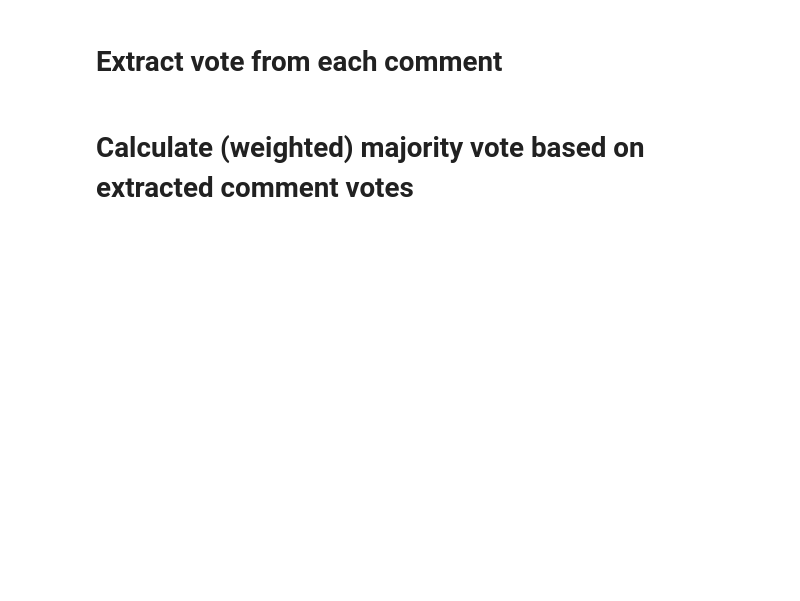
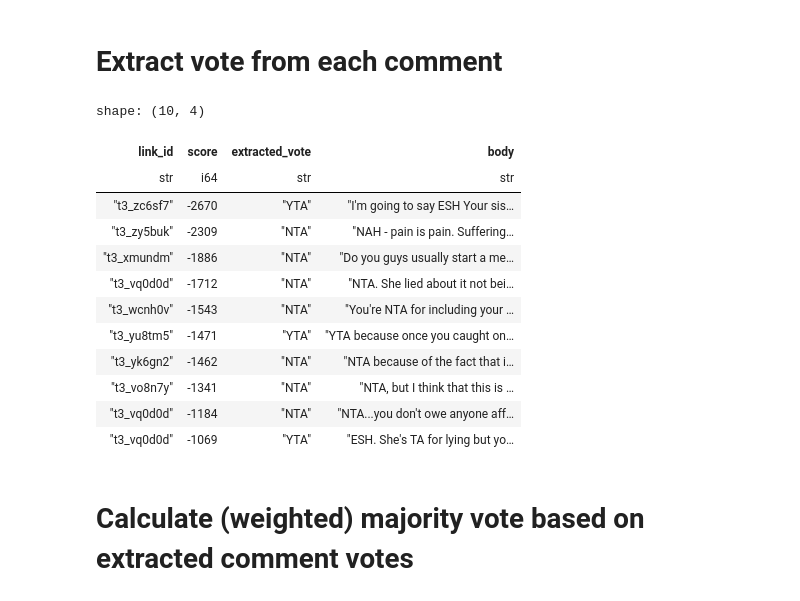
Before and after one commit to RvdKar/NLP_project, a Jupyter notebook: notebooks/research_question_1.ipynb, the cells around one changed output. Saved outputs shown, nothing was run; the diff lists cells and outputs as text; code cells hidden in the pictures; blank space fills up the shorter version.

```diff
--- a/notebooks/research_question_1.ipynb
+++ b/notebooks/research_question_1.ipynb
@@ -15,11 +15,12 @@ class Flairs(Enum):
     ESH = 'Everyone Sucks'
     NAH = 'No A-holes here'
 
-SHOULD_PRINT_INFO = False
-SHOULD_PRINT_HEAD = False
+SHOULD_PRINT_INFO = True
+SHOULD_PRINT_HEAD = True
 N_HEAD = 10
 USE_TOP_LEVEL_COMMENTS_ONLY = True
-N_BIGGEST_SUBMISSIONS: Optional[int] = 2
+SHOULD_SORT_SUBMISSIONS = False # Sort submissions in descending order on the scores. Combined with N_SUBMISSIONS will give only the top N submissions with the highest scores
+N_SUBMISSIONS: Optional[int] = None # Limit the number of submissions if not None
 SHOULD_MAP_OTHER_FLAIRS = True # Map YTA_LIKE to YTA and NTA_LIKE to NTA
 YTA_LIKE = ('YTA', 'YWBTA', 'ESH')
 NTA_LIKE = ('NTA', 'YWNBTA', 'NAH')
@@ -195,32 +220,48 @@ if SHOULD_PRINT_HEAD:
 # %%
 body_lowercase = pl.col('body').str.to_lowercase()
 comment_votes_lf = (
     matched_comments_lf
-    .filter(~pl.col('body').str.contains(r'\bINFO\b', literal=True))
+    .filter(~pl.col('body').str.contains(r'\bINFO\b'))
     .with_columns(
         extracted_vote=(
-            pl.when(body_lowercase.str.contains(r'\bywbta\b', literal=False)).then(pl.lit('YWBTA'))
-            .when(body_lowercase.str.contains(r'\bywnbta\b', literal=False)).then(pl.lit('YWNBTA'))
-            .when(body_lowercase.str.contains(r'\byta\b', literal=False)).then(pl.lit('YTA'))
-            .when(body_lowercase.str.contains(r'\bnta\b', literal=False)).then(pl.lit('NTA'))
-            .when(body_lowercase.str.contains(r'\besh\b', literal=False)).then(pl.lit('ESH'))
-            .when(body_lowercase.str.contains(r'\bnah\b', literal=False)).then(pl.lit('NAH'))
+            pl.when(body_lowercase.str.contains(r'\bywbta\b')).then(pl.lit('YWBTA'))
+            .when(body_lowercase.str.contains(r'\bywnbta\b')).then(pl.lit('YWNBTA'))
+            .when(body_lowercase.str.contains(r'\byta\b')).then(pl.lit('YTA'))
+            .when(body_lowercase.str.contains(r'\bnta\b')).then(pl.lit('NTA'))
+            .when(body_lowercase.str.contains(r'\besh\b')).then(pl.lit('ESH'))
+            .when(body_lowercase.str.contains(r'\bnah\b')).then(pl.lit('NAH'))
             .otherwise(None)
         )
     )
     .filter(pl.col('extracted_vote').is_not_null())
-    .select(['link_id', 'score', 'extracted_vote', 'body']) # TODO: remove body
+    .select(['link_id', 'score', 'extracted_vote', 'body'])
+    .drop_nulls()
+    .drop_nans()
 )
 
 if SHOULD_MAP_OTHER_FLAIRS:
     comment_votes_lf = comment_votes_lf.with_columns(
         pl.when(pl.col('extracted_vote').is_in(YTA_LIKE)).then(pl.lit('YTA'))
         .when(pl.col('extracted_vote').is_in(NTA_LIKE)).then(pl.lit('NTA'))
         .alias('extracted_vote')
     )
 
 if SHOULD_PRINT_HEAD:
     _ = display(comment_votes_lf.sort('score').collect(engine='streaming').head(N_HEAD))
+# %% [output]
+shape: (10, 4)
+| link_id | score | extracted_vote | body |
+| str | i64 | str | str |
+| "t3_zc6sf7" | -2670 | "YTA" | "I'm going to say ESH Your sis… |
+| "t3_zy5buk" | -2309 | "NTA" | "NAH - pain is pain. Suffering… |
+| "t3_xmundm" | -1886 | "NTA" | "Do you guys usually start a me… |
+| "t3_vq0d0d" | -1712 | "NTA" | "NTA. She lied about it not bei… |
+| "t3_wcnh0v" | -1543 | "NTA" | "You're NTA for including your … |
+| "t3_yu8tm5" | -1471 | "YTA" | "YTA because once you caught on… |
+| "t3_yk6gn2" | -1462 | "NTA" | "NTA because of the fact that i… |
+| "t3_vo8n7y" | -1341 | "NTA" | "NTA, but I think that this is … |
+| "t3_vq0d0d" | -1184 | "NTA" | "NTA...you don't owe anyone aff… |
+| "t3_vq0d0d" | -1069 | "YTA" | "ESH. She's TA for lying but yo… |
 # %% [markdown]
 # Calculate (weighted) majority vote based on extracted comment votes
 # %%
```
Also changed, not shown: parts of 10 cells of this notebook.
